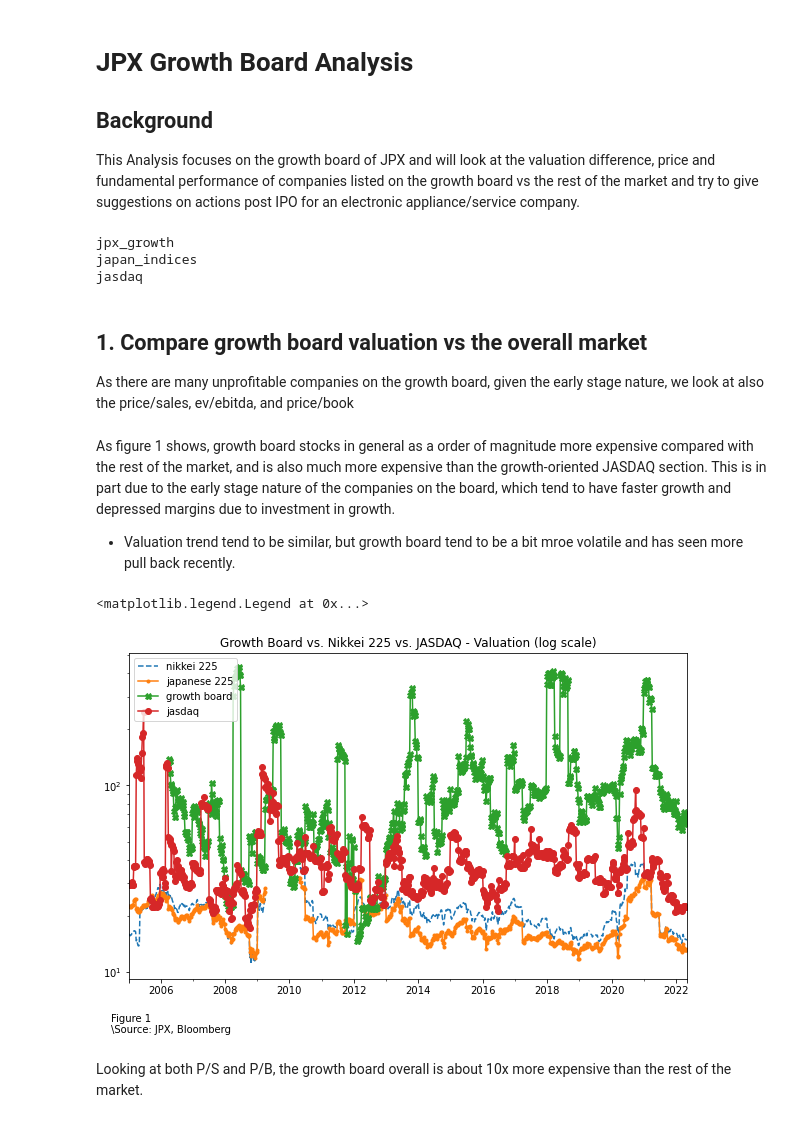
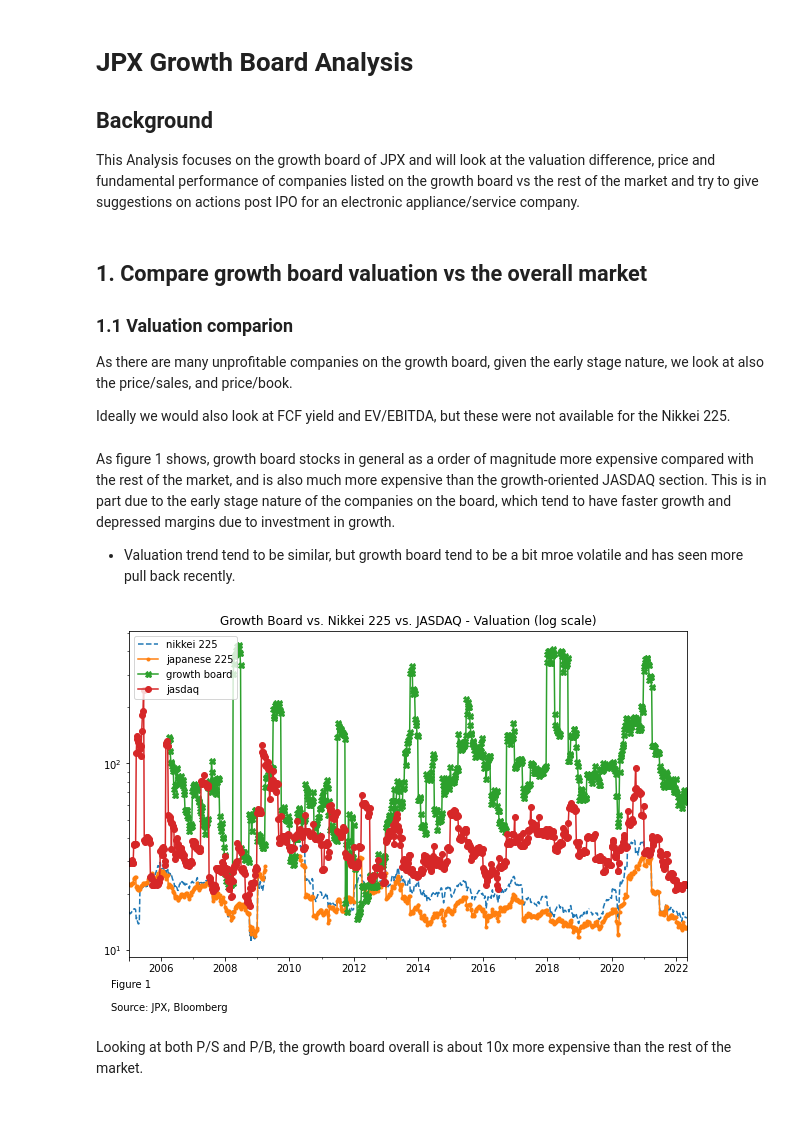
Before and after one commit to pauljhp/japan_growthboard_analysis, a Jupyter notebook: jpx_analysis.ipynb, the cells around one changed output. Cells and saved outputs as stored; diff of their text form; code cells hidden in the pictures.

```diff
--- a/jpx_analysis.ipynb
+++ b/jpx_analysis.ipynb
@@ -20,18 +20,18 @@ from sklearn.decomposition import PCA
 # %%
 dbs = {'jpx_growth': {}, 'japan_indices': {}, 'jasdaq': {}}
 for dbname, d in dbs.items():
-    print(dbname)
     conn = sqlite3.connect(f'./jpx_analysis/sqldata/{dbname}.db')
     d['desc'] = pd.read_sql(sql='select * from desc', con=conn, index_col=['index'])
     d['market_data'] = pd.read_sql(sql='select * from market_data', con=conn, index_col=['field', 'ticker'])
     d['fundamental_data'] = pd.read_sql(sql='select * from fundamental_data', con=conn, index_col=['level_0', 'level_1'])
-# %% [output]
-jpx_growth
-japan_indices
-jasdaq
 # %% [markdown]
 ## 1. Compare growth board valuation vs the overall market
-As there are many unprofitable companies on the growth board, given the early stage nature, we look at also the price/sales, ev/ebitda, and price/book
+
+### 1.1 Valuation comparion
+
+As there are many unprofitable companies on the growth board, given the early stage nature, we look at also the price/sales, and price/book.
+
+Ideally we would also look at FCF yield and EV/EBITDA, but these were not available for the Nikkei 225.
 # %% [markdown]
 As figure 1 shows, growth board stocks in general as a order of magnitude more expensive compared with the rest of the market, and is also much more expensive than the growth-oriented JASDAQ section. This is in part due to the early stage nature of the companies on the board, which tend to have faster growth and depressed margins due to investment in growth.
 
@@ -39,23 +39,23 @@ As figure 1 shows, growth board stocks in general as a order of magnitude more e
 # %%
 # PE ratio comparison
 f, ax = plt.subplots(1, figsize=(10, 6))
 chartdata1 = dbs.get('japan_indices').get('market_data').copy(deep=True)
 chartdata2 = dbs.get('jpx_growth').get('market_data').copy(deep=True)
 chartdata3 = dbs.get('jasdaq').get('market_data').copy(deep=True)
 chartdata1.columns = chartdata1.columns.to_series().apply(lambda x: dt.datetime.strptime(x, "%Y-%m-%d"))
 chartdata2.columns = chartdata2.columns.to_series().apply(lambda x: dt.datetime.strptime(x, "%Y-%m-%d"))
 chartdata3.columns = chartdata3.columns.to_series().apply(lambda x: dt.datetime.strptime(x, "%Y-%m-%d"))
 chartdata1.loc[('pe_ratio', 'nky index'), dt.date(2005, 1, 1):].plot(ax=ax, style='--', label='nikkei 225')
 chartdata1.loc[('pe_ratio', 'tpx index'), dt.date(2005, 1, 1):].plot(ax=ax, style='.-', label='japanese 225')
 chartdata2.loc['pe_ratio', dt.date(2005, 1, 1):].mean(axis=0).plot(ax=ax, style='X-', label='growth board')
 chartdata3.loc['pe_ratio', dt.date(2005, 1, 1):].mean(axis=0).plot(ax=ax, style='o-', label='jasdaq')
 
 ax.set(yscale='log', title='Growth Board vs. Nikkei 225 vs. JASDAQ - Valuation (log scale)')
-f.text(0.1,0, "Figure 1\n\Source: JPX, Bloomberg")
+f.text(0.1,0, "Figure 1\n\nSource: JPX, Bloomberg")
 ax.legend(loc='upper left')
+plt.show()
 # %% [output]
-<matplotlib.legend.Legend at 0x...>
-[figure, old version]
+[figure, new version]
 # %% [markdown]
 Looking at both P/S and P/B, the growth board overall is about 10x more expensive than the rest of the market.
 # %%
```
Also changed, not shown: parts of 25 cells of this notebook, 1 other file.
